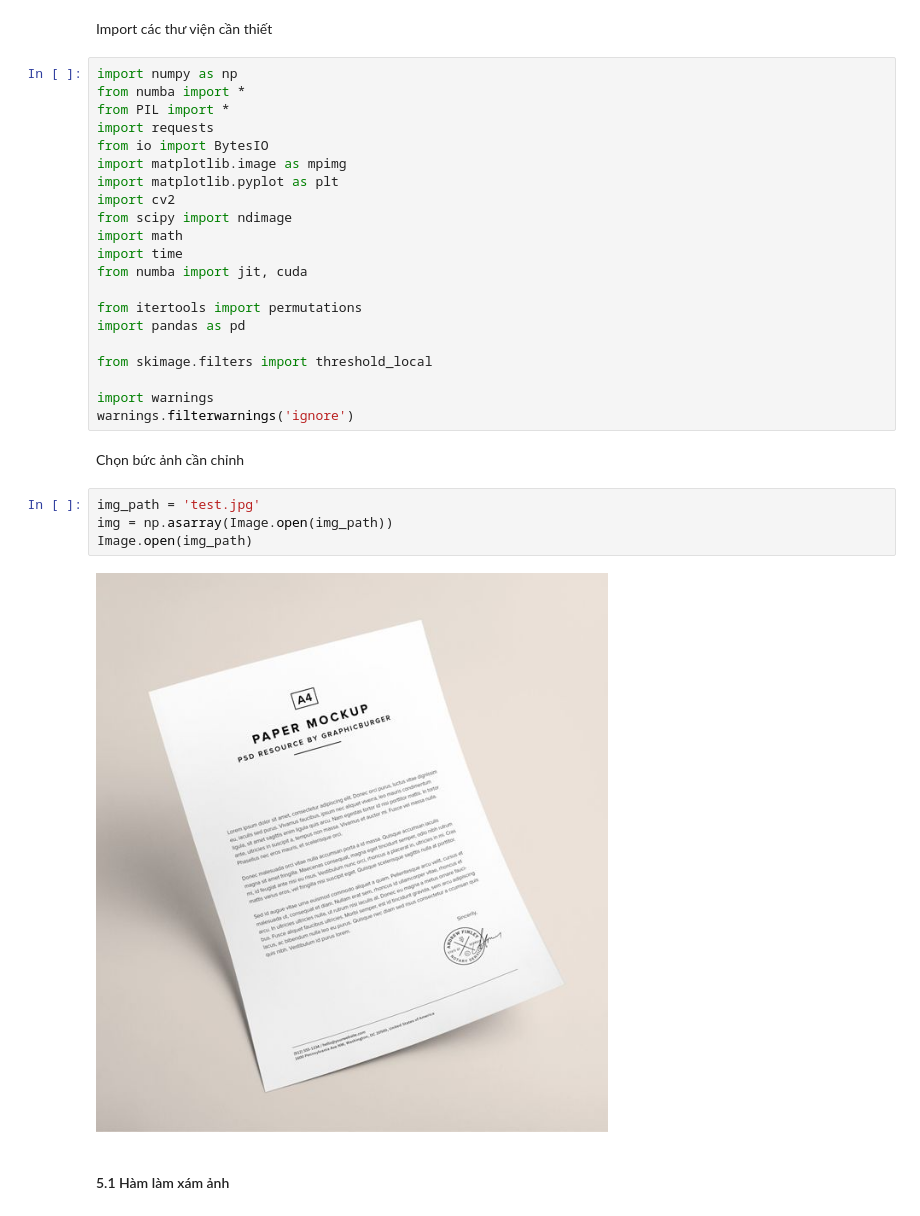
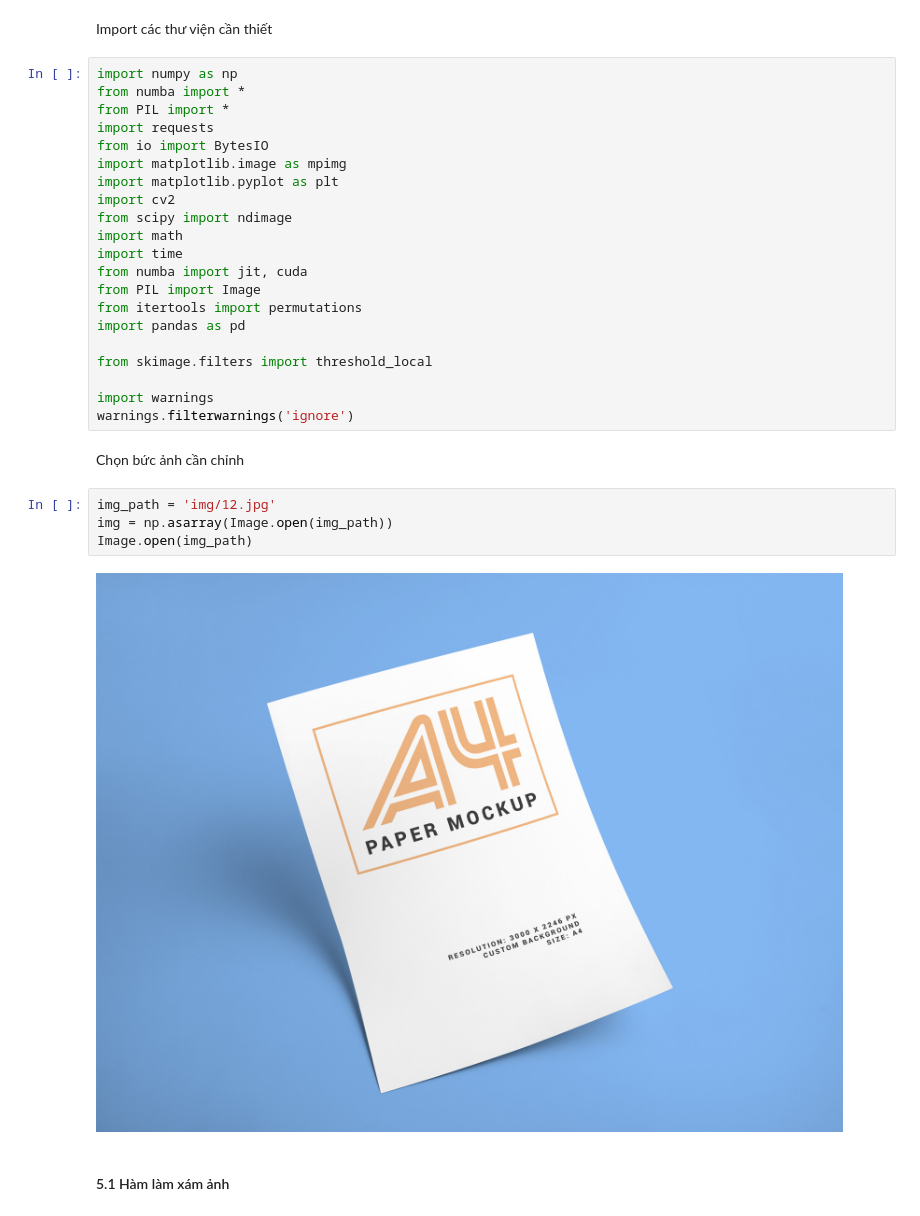
Before and after one commit to huukhoa2112/LTSSUD, a Jupyter notebook: enhancing_image.ipynb, the cells around one changed output. Saved outputs shown, nothing was run; the diff lists cells and outputs as text.

```diff
--- a/enhancing_image.ipynb
+++ b/enhancing_image.ipynb
@@ -188,7 +188,7 @@ from scipy import ndimage
 import math
 import time
 from numba import jit, cuda
-
+from PIL import Image
 from itertools import permutations
 import pandas as pd
 
@@ -199,11 +199,11 @@ warnings.filterwarnings('ignore')
 # %% [markdown]
 Chọn bức ảnh cần chỉnh
 # %%
-img_path = 'test.jpg'
+img_path = 'img/12.jpg'
 img = np.asarray(Image.open(img_path))
 Image.open(img_path)
 # %% [output]
-[figure, old version]
+[figure, new version]
 # %% [markdown]
 #### 5.1 Hàm làm xám ảnh
 # %%
```
Also changed, not shown: parts of 7 cells of this notebook.
